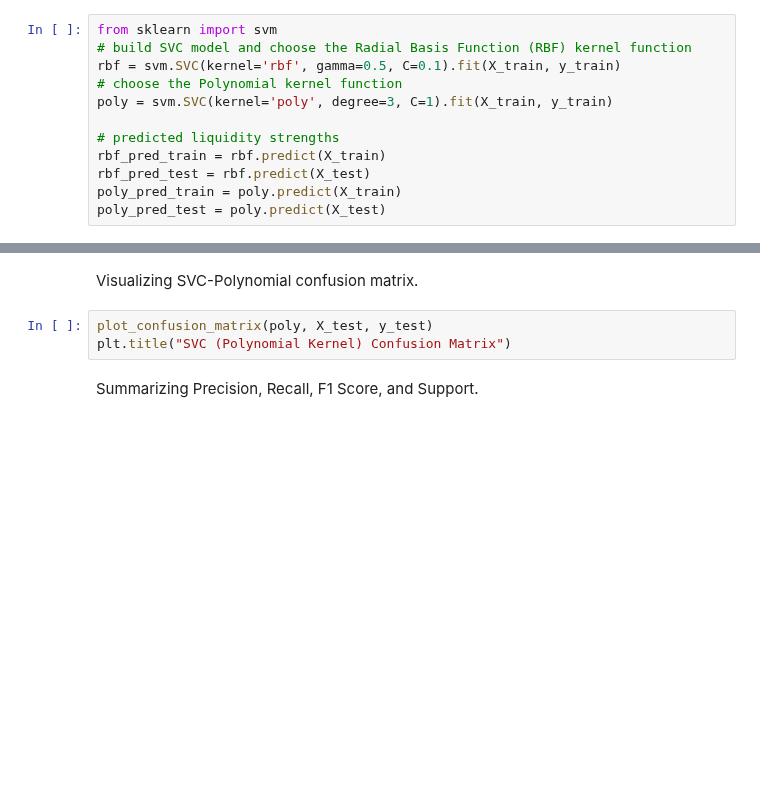
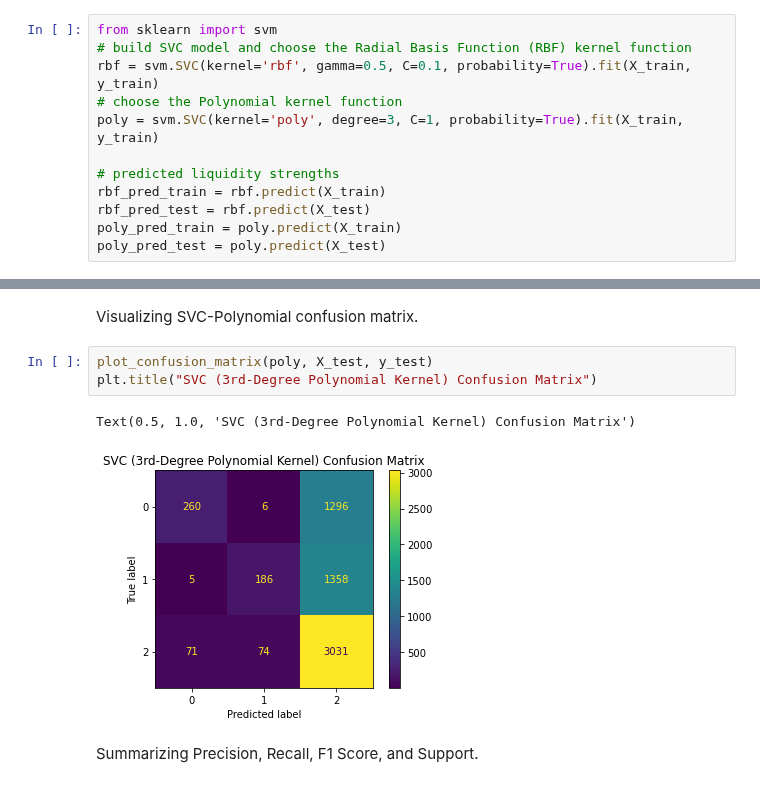
Before and after one commit to lykjohn/UChicago-Summer-Session-2022, a Jupyter notebook: Week4/Week 4 Lecture Source Code.ipynb, the cells around one changed output, grey strips where cells are left out. Drawn from its saved outputs; the diff is of its cells as text; blank space fills up the shorter version.

```diff
--- a/Week4/Week 4 Lecture Source Code.ipynb
+++ b/Week4/Week 4 Lecture Source Code.ipynb
@@ -379,9 +381,9 @@ KNN Classifier: ROC AUC=0.724
 # %%
 from sklearn import svm
 # build SVC model and choose the Radial Basis Function (RBF) kernel function
-rbf = svm.SVC(kernel='rbf', gamma=0.5, C=0.1).fit(X_train, y_train)
+rbf = svm.SVC(kernel='rbf', gamma=0.5, C=0.1, probability=True).fit(X_train, y_train)
 # choose the Polynomial kernel function
-poly = svm.SVC(kernel='poly', degree=3, C=1).fit(X_train, y_train)
+poly = svm.SVC(kernel='poly', degree=3, C=1, probability=True).fit(X_train, y_train)
 
 # predicted liquidity strengths
 rbf_pred_train = rbf.predict(X_train)
@@ -411,7 +426,10 @@ plt.title("SVC (RBF Kernel) Confusion Matrix")
 Visualizing SVC-Polynomial confusion matrix.
 # %%
 plot_confusion_matrix(poly, X_test, y_test)
-plt.title("SVC (Polynomial Kernel) Confusion Matrix")
+plt.title("SVC (3rd-Degree Polynomial Kernel) Confusion Matrix")
+# %% [output]
+Text(0.5, 1.0, 'SVC (3rd-Degree Polynomial Kernel) Confusion Matrix')
+[figure, added]
 # %% [markdown]
 Summarizing Precision, Recall, F1 Score, and Support.
 # %%
```
Also changed, not shown: parts of 10 cells of this notebook.
